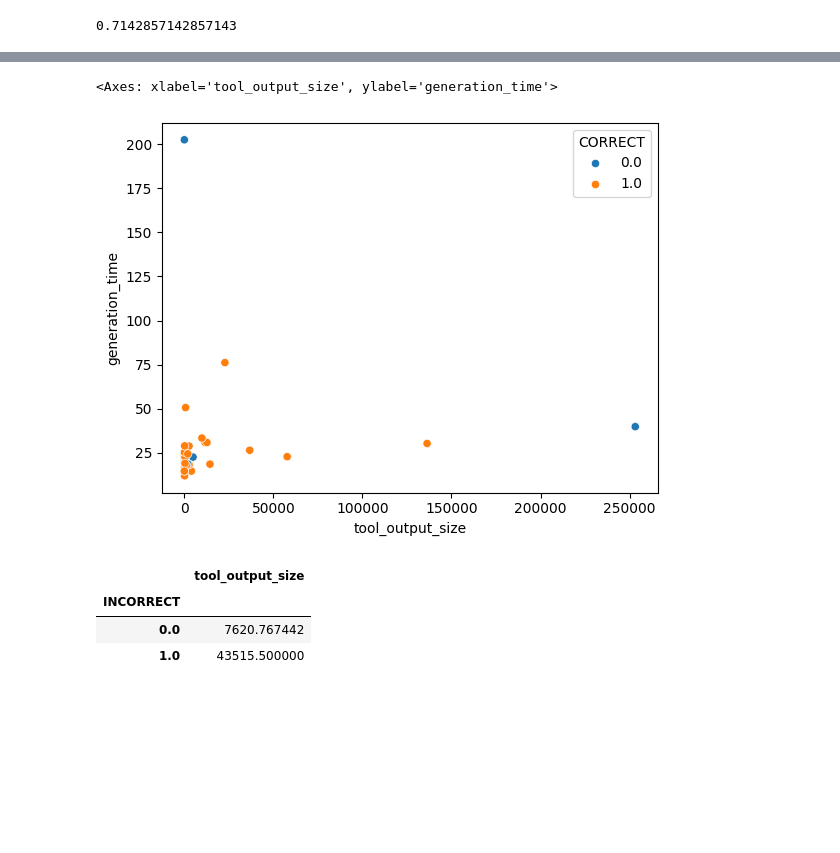
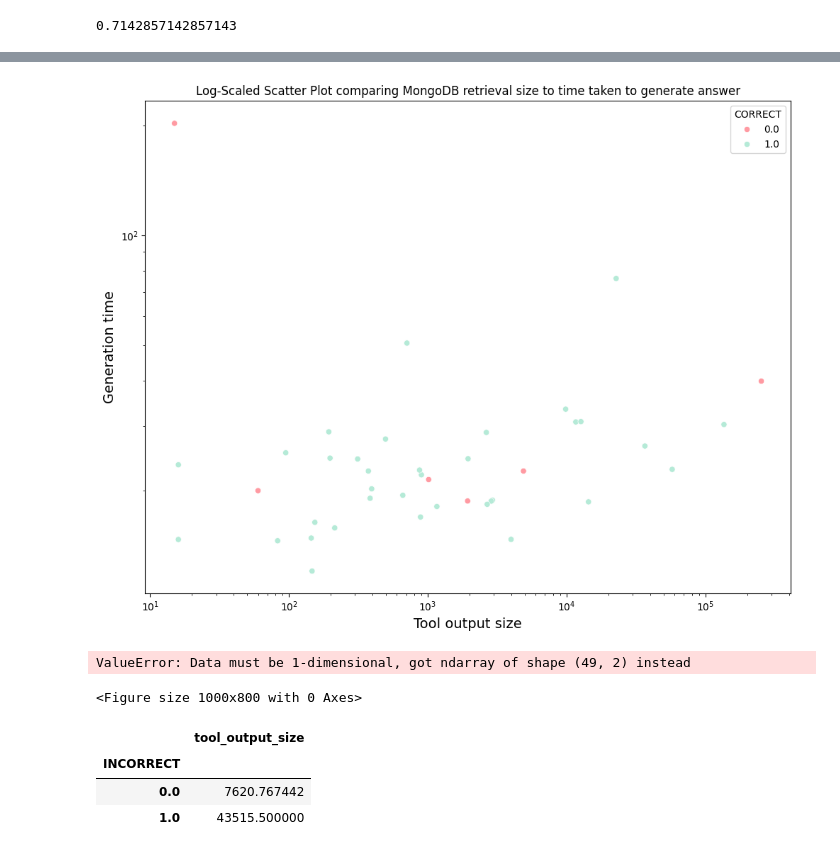
Before and after one commit to AllenNeuralDynamics/metadata-chatbot, a Jupyter notebook: src/metadata_chatbot/evaluations/evals_mongodb/stats_4_8.ipynb, the cells around one changed output, grey strips where cells are left out. Drawn from its saved outputs; the diff is of its cells as text; code cells hidden in the pictures; blank space fills up the shorter version.

```diff
--- a/src/metadata_chatbot/evaluations/evals_mongodb/stats_4_8.ipynb
+++ b/src/metadata_chatbot/evaluations/evals_mongodb/stats_4_8.ipynb
@@ -103,8 +152,39 @@ bedrock_df[["query_type", "response_score", "generation_time", "tool_output_size
+# %%
+plt.figure(figsize=(10, 8))
+
+sns.scatterplot(bedrock_df, x="tool_output_size", y="generation_time", hue = "CORRECT", palette=[  '#FF9AA2',  # soft pink
+
+    '#B5EAD7', ])
+
+plt.xscale('log')
+plt.yscale('log')
+
+plt.title('Log-Scaled Scatter Plot comparing MongoDB retrieval size to time taken to generate answer')
+plt.xlabel("Tool output size", fontsize=14)
+plt.ylabel("Generation time", fontsize=14)
+plt.tight_layout()
+plt.show()
+# %% [output]
+[figure, added]
 # %%
+import matplotlib.pyplot as plt
+import numpy as np
+import seaborn as sns
+
+plt.figure(figsize=(10, 8))
+
+sns.scatterplot(bedrock_df, x="tool_output_size", y="generation_time", hue = "CORRECT")
+
+plt.title('Log-Transformed Scatter Plot')
+plt.xlabel('log(X + 1)')
+plt.ylabel('log(Y + 1)')
+plt.tight_layout()
+plt.show()
+
 sns.scatterplot(data=bedrock_df.where(bedrock_df['response_evaluation']!= "ERROR"), x="tool_output_size", y="generation_time", hue = "CORRECT")
 # %% [output]
-<Axes: xlabel='tool_output_size', ylabel='generation_time'>
+ValueError: Data must be 1-dimensional, got ndarray of shape (49, 2) instead
-[figure, removed]
+<Figure size 1000x800 with 0 Axes>
 # %%
 bedrock_df[["tool_output_size", "INCORRECT"]].groupby("INCORRECT").mean()
 # %% [output]
```
Also changed, not shown: parts of 8 cells of this notebook, 4 other files.
